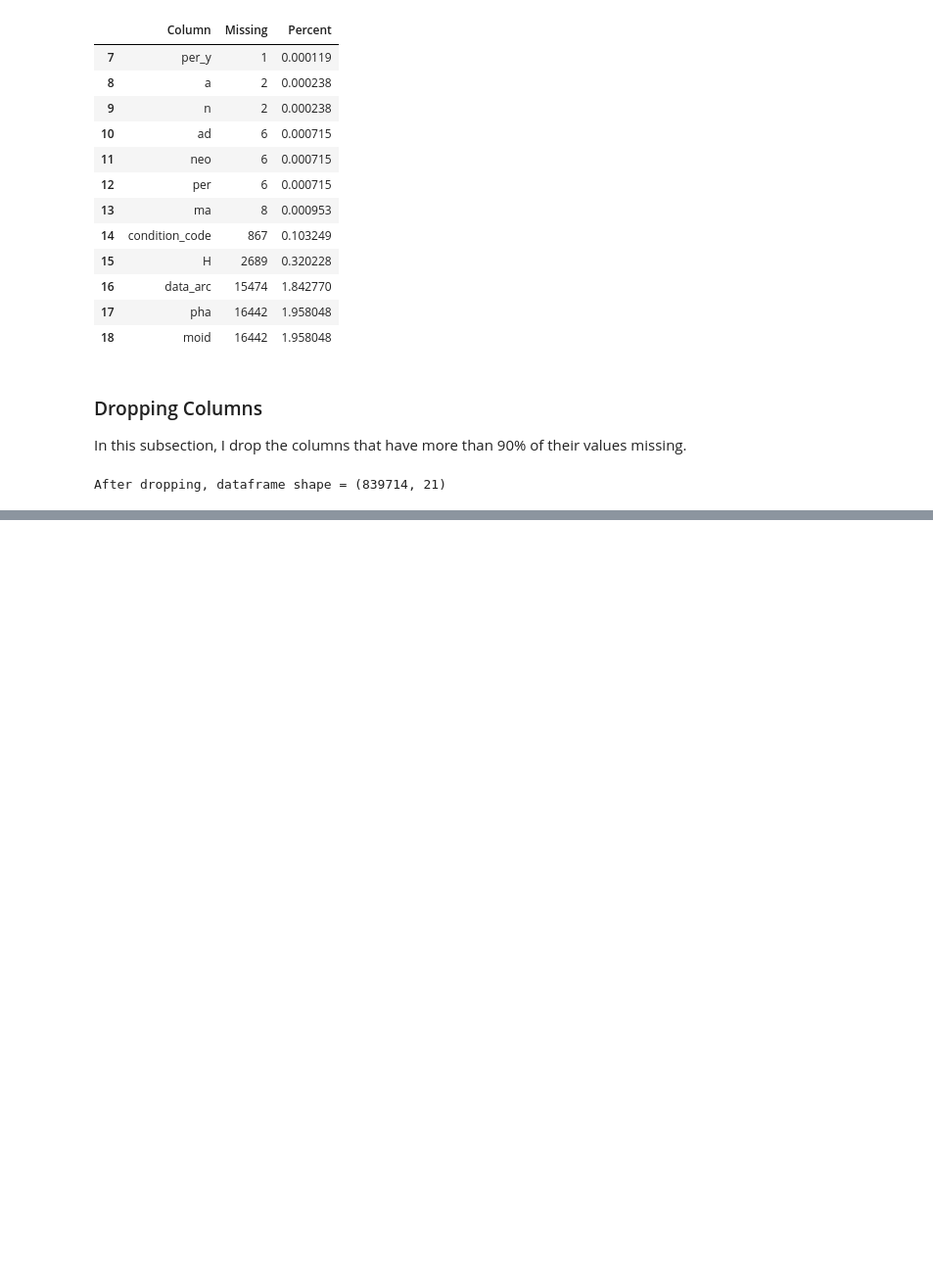
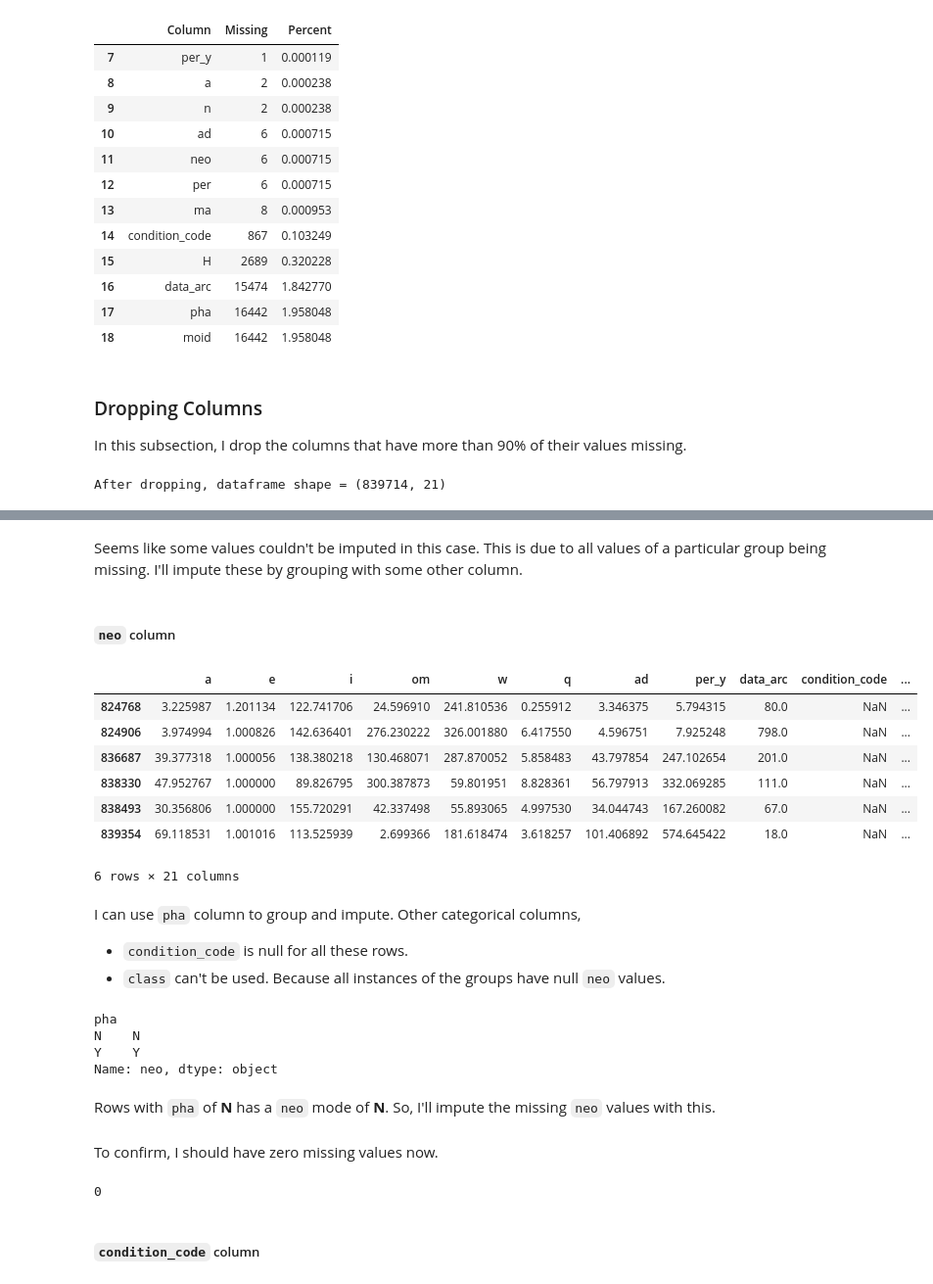
Before and after one commit to Shakleen/Asteroid-Mining-Analysis, a Jupyter notebook: notebooks/data-cleaning.ipynb, the cells around one changed output, grey strips where cells are left out. Shown at 98% size. Drawn from its saved outputs; the diff is of its cells as text; code cells hidden in the pictures; blank space fills up the shorter version.

Commit message:
Handle missing categorical values
Impute with group mode

```diff
--- a/notebooks/data-cleaning.ipynb
+++ b/notebooks/data-cleaning.ipynb
@@ -164,0 +173,11 @@ After dropping, dataframe shape = (839714, 21)
+# %%
+impute_columns = ["per_y", "a", "n", "ad", "per", "ma"]
+# %%
+df[impute_columns] = (
+    df.groupby(by="class")
+    [impute_columns].apply(lambda x: x.fillna(x.median()))
+    .reset_index()[impute_columns]
+)
+
+print("After imputing")
+df[impute_columns].isna().sum()
@@ -164,0 +193,29 @@ After dropping, dataframe shape = (839714, 21)
+# %% [markdown]
+Seems like some values couldn't be imputed in this case. This is due to all values of a particular group being missing. I'll impute these by grouping with some other column.
+# %% [markdown]
+##### `neo` column
+# %%
+df[df.neo.isna()]
+# %% [output]
+|  | a | e | i | om | w | q | ad | per_y | data_arc | condition_code | ... |
+| 824768 | 3.225987 | 1.201134 | 122.741706 | 24.596910 | 241.810536 | 0.255912 | 3.346375 | 5.794315 | 80.0 | NaN | ... |
+| 824906 | 3.974994 | 1.000826 | 142.636401 | 276.230222 | 326.001880 | 6.417550 | 4.596751 | 7.925248 | 798.0 | NaN | ... |
+| 836687 | 39.377318 | 1.000056 | 138.380218 | 130.468071 | 287.870052 | 5.858483 | 43.797854 | 247.102654 | 201.0 | NaN | ... |
+| 838330 | 47.952767 | 1.000000 | 89.826795 | 300.387873 | 59.801951 | 8.828361 | 56.797913 | 332.069285 | 111.0 | NaN | ... |
+| 838493 | 30.356806 | 1.000000 | 155.720291 | 42.337498 | 55.893065 | 4.997530 | 34.044743 | 167.260082 | 67.0 | NaN | ... |
+| 839354 | 69.118531 | 1.001016 | 113.525939 | 2.699366 | 181.618474 | 3.618257 | 101.406892 | 574.645422 | 18.0 | NaN | ... |
+6 rows × 21 columns
+# %% [markdown]
+I can use `pha` column to group and impute. Other categorical columns,
+
+* `condition_code` is null for all these rows.
+* `class` can't be used. Because all instances of the groups have null `neo` values.
+# %%
+df.groupby("pha").neo.apply(lambda x: x.mode().iloc[0])
+# %% [output]
+pha
+N    N
+Y    Y
+Name: neo, dtype: object
+# %% [markdown]
+Rows with `pha` of **N** has a `neo` mode of **N**. So, I'll impute the missing `neo` values with this.
@@ -164,0 +224,8 @@ After dropping, dataframe shape = (839714, 21)
+# %% [markdown]
+To confirm, I should have zero missing values now.
+# %%
+df.neo.isna().sum()
+# %% [output]
+0
+# %% [markdown]
+##### `condition_code` column
```
Also changed, not shown: parts of 13 cells of this notebook.
